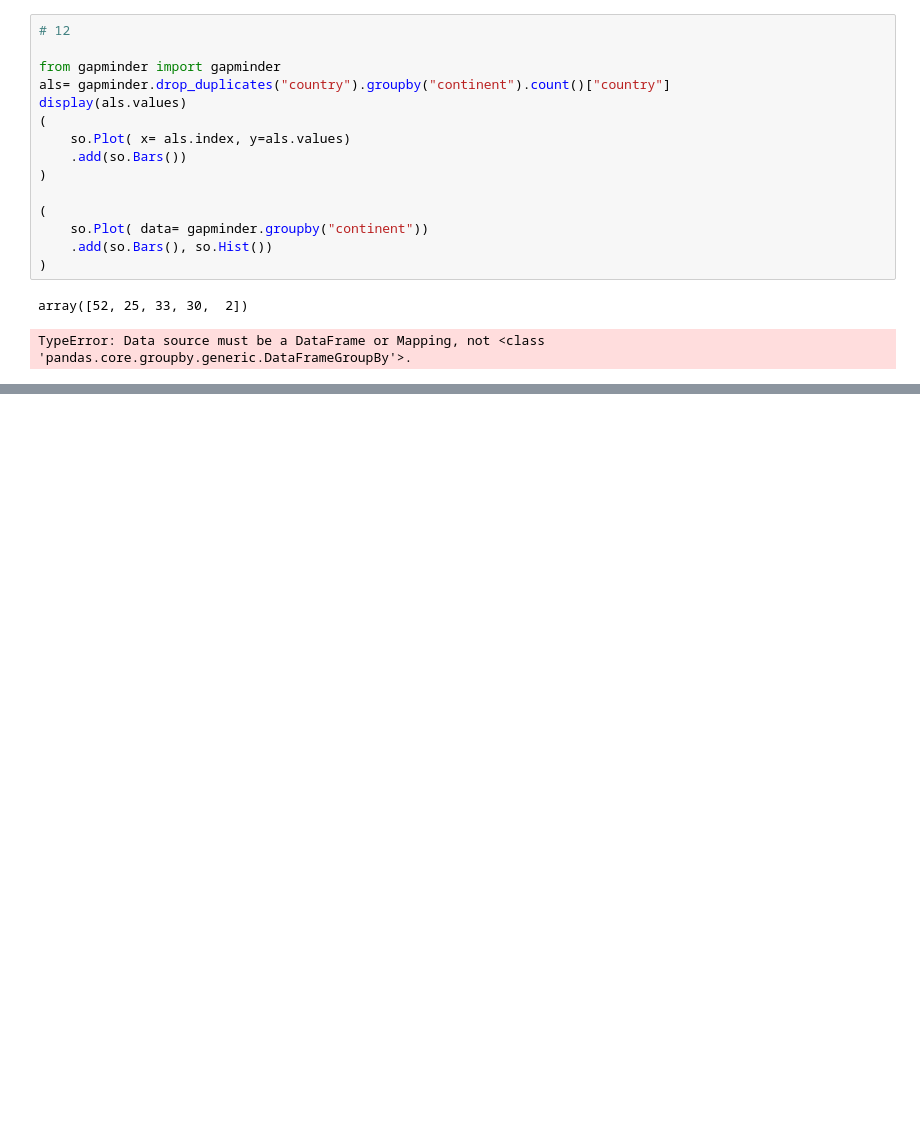
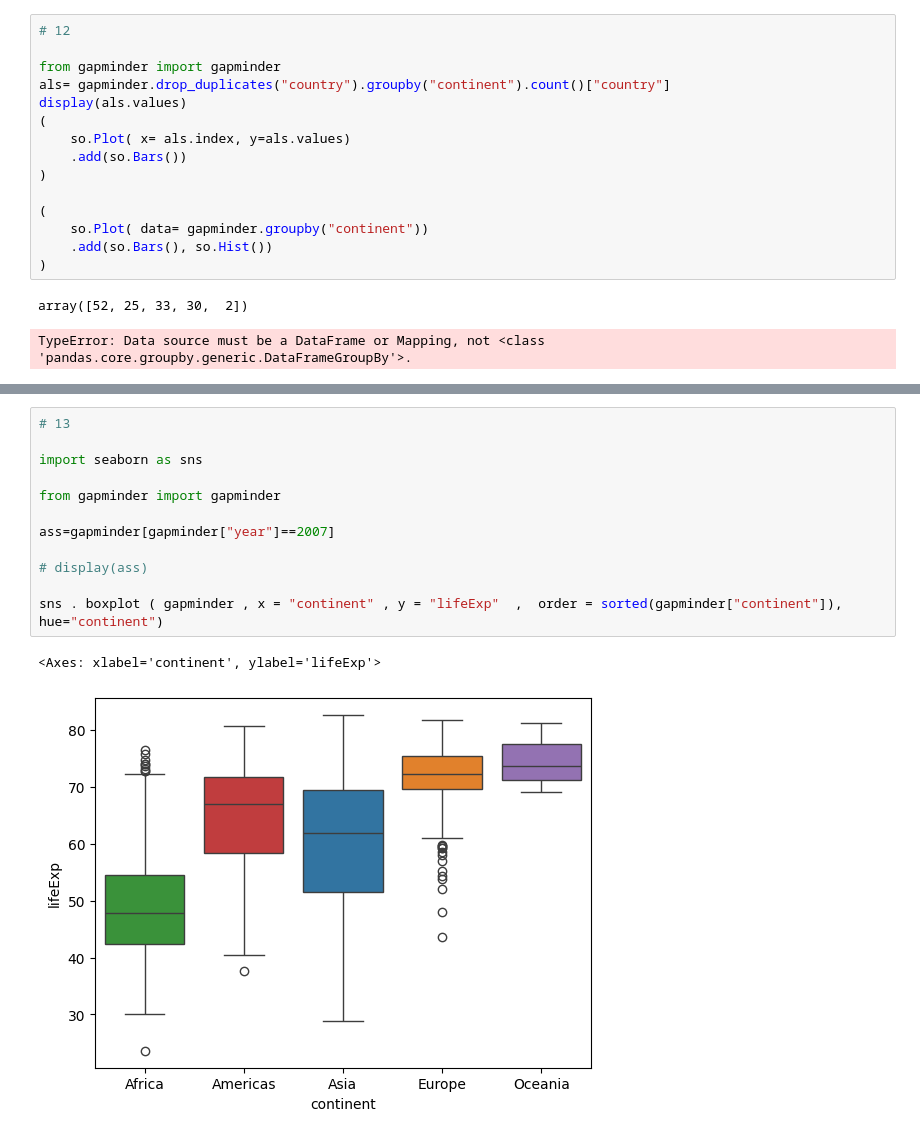
Before and after one commit to The-Synthetica/LimonAsesino, a Jupyter notebook: Practica3.ipynb, the cells around one changed output, grey strips where cells are left out. Saved outputs shown, nothing was run; the diff lists cells and outputs as text; blank space fills up the shorter version.

```diff
--- a/Practica3.ipynb
+++ b/Practica3.ipynb
@@ -235,0 +249,15 @@ TypeError: Data source must be a DataFrame or Mapping, not <class 'pandas.core.g
+# %%
+# 13
+
+import seaborn as sns
+
+from gapminder import gapminder
+
+ass=gapminder[gapminder["year"]==2007]
+
+# display(ass)
+
+sns . boxplot ( gapminder , x = "continent" , y = "lifeExp"  ,  order = sorted(gapminder["continent"]), hue="continent")
+# %% [output]
+<Axes: xlabel='continent', ylabel='lifeExp'>
+[figure, added]
```
Also changed, not shown: parts of 1 cell of this notebook.
